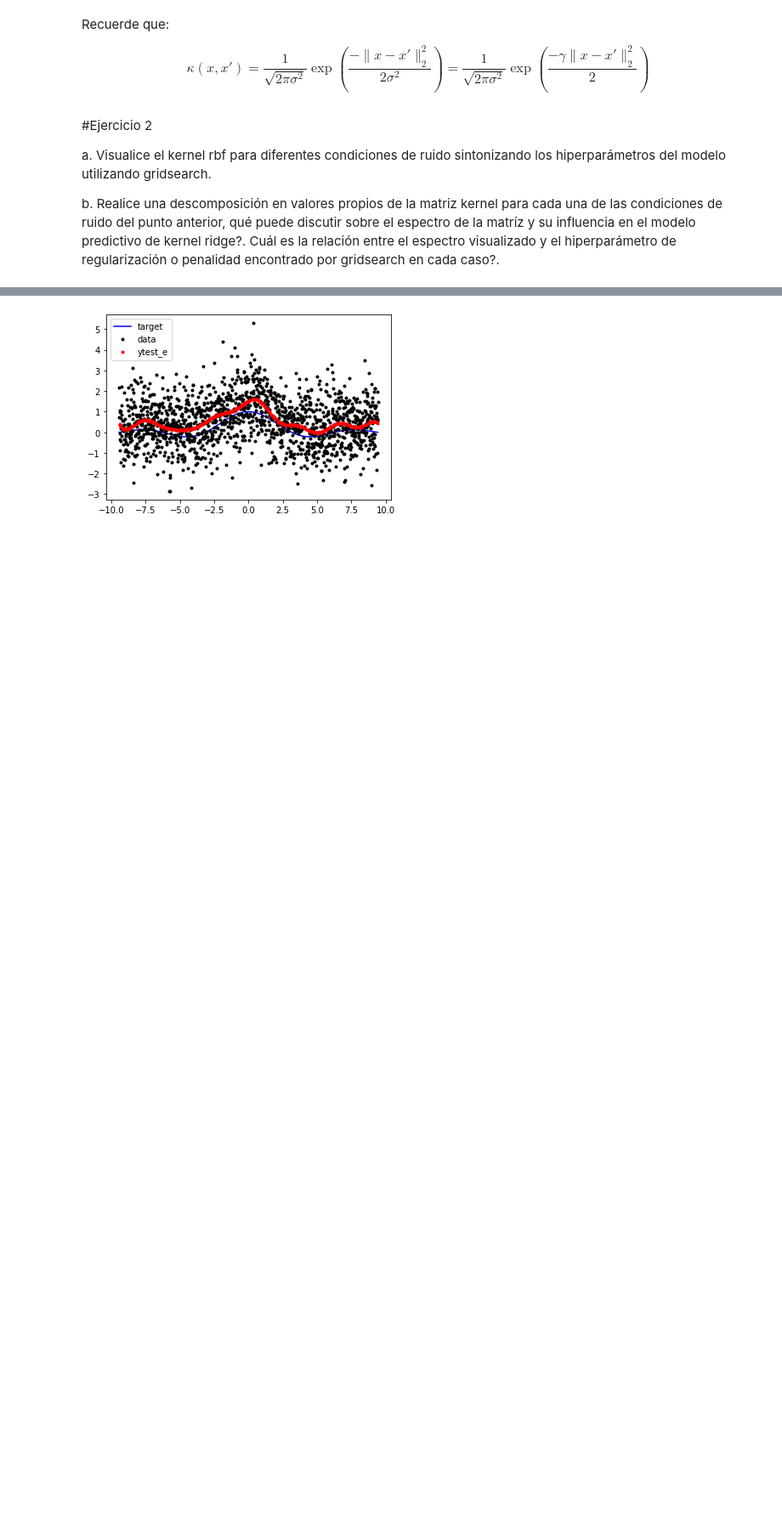
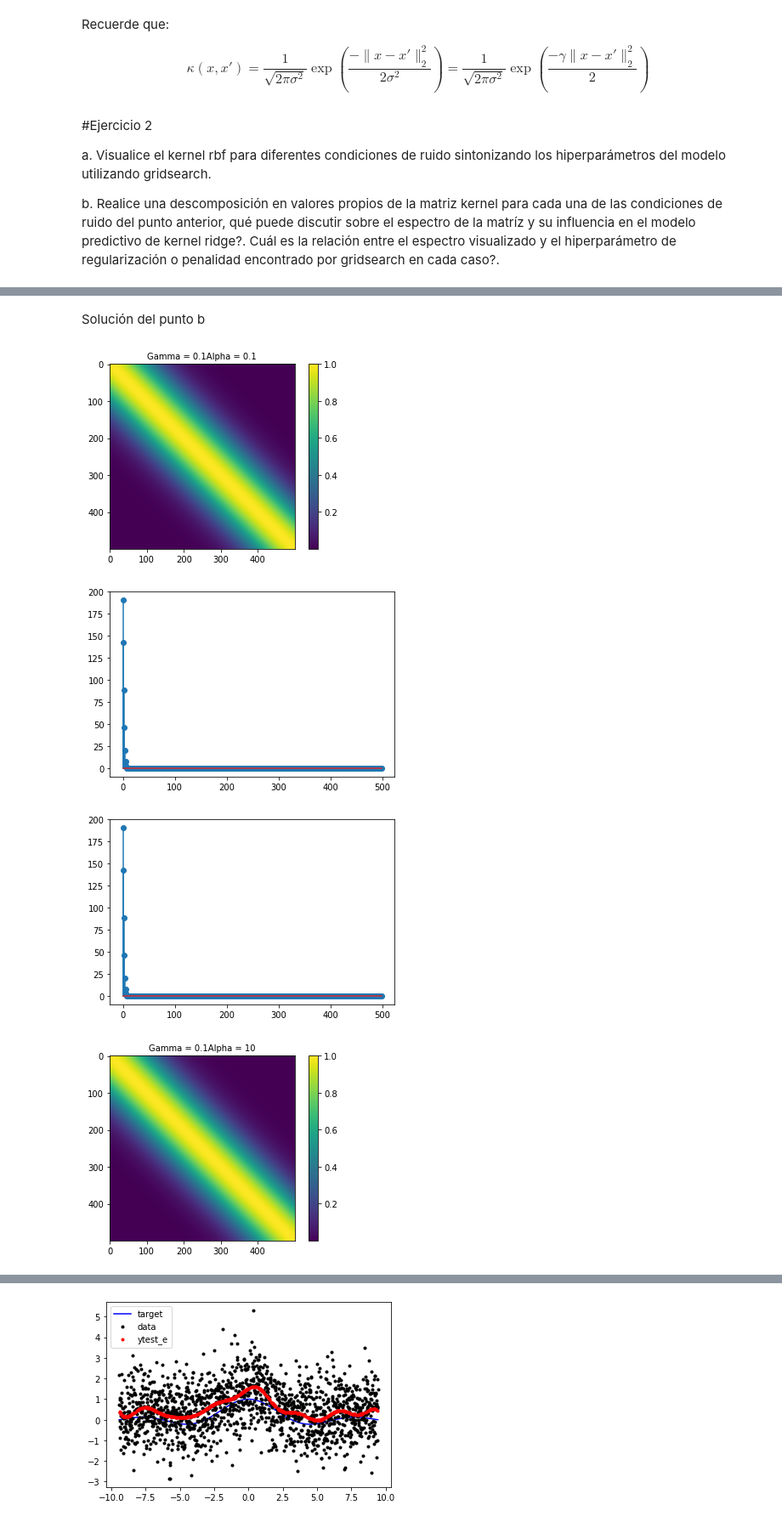
Before and after one commit to vquinteop/TareasMineriadeDatosSemana1, a Jupyter notebook: Cuaderno_3_Reg_ejregresion_sinc.ipynb, the cells around one changed output, grey strips where cells are left out. Shown: that part at 85% size. Saved outputs shown, nothing was run; the diff lists cells and outputs as text; code cells hidden in the pictures; blank space fills up the shorter version.

```diff
--- a/Cuaderno_3_Reg_ejregresion_sinc.ipynb
+++ b/Cuaderno_3_Reg_ejregresion_sinc.ipynb
@@ -386,0 +351,28 @@ Mejores parámetros:
+# %% [markdown]
+Solución del punto b
+# %%
+
+for i in range(len(g)):
+  gamma = g[i]
+  alpha = a[i]
+  K = np.exp(-.5*gamma*D**2)
+  Kalpha = K + alpha*np.eye(N_1)
+
+  val,vec = np.linalg.eig(K)
+  val_a,vec_a = np.linalg.eig(Kalpha)
+
+  plt.imshow(K)
+  plt.colorbar()
+  plt.title('Gamma = '+str(g[i])+'Alpha = '+str(a[i]), size=10)
+  plt.show()
+
+  plt.stem(val)
+  plt.show()
+
+  plt.stem(val_a)
+  plt.show()
+# %% [output]
+[figure, added]
+[figure, added]
+[figure, added]
+[figure, added]
```
Also changed, not shown: parts of 8 cells of this notebook.
